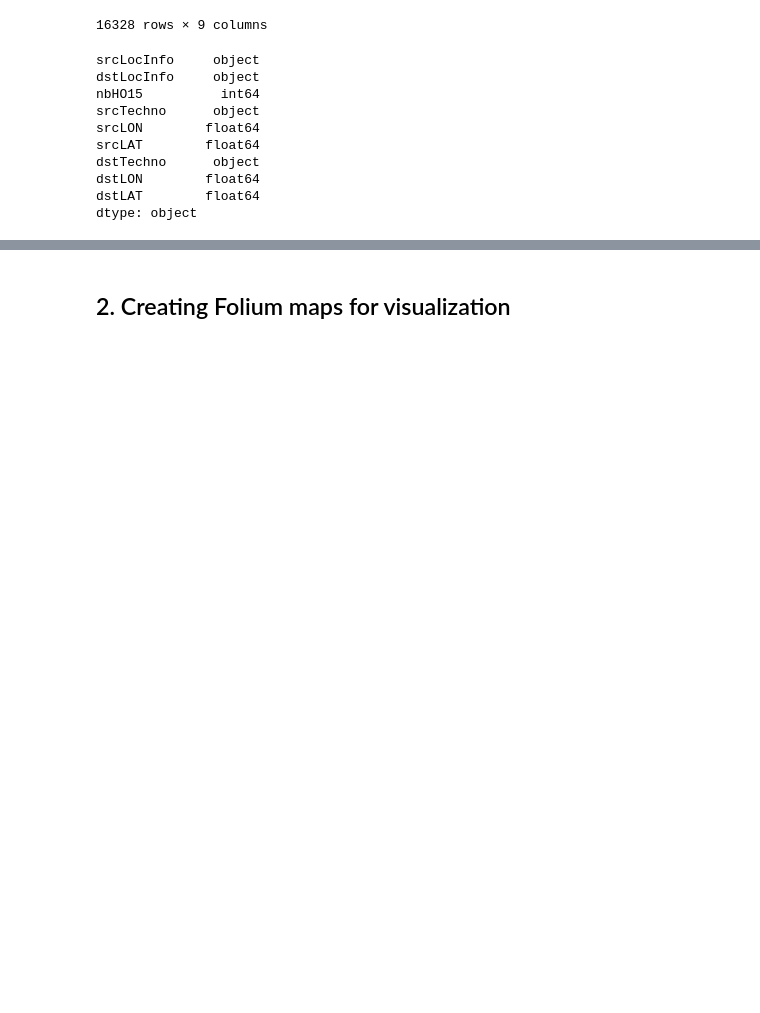
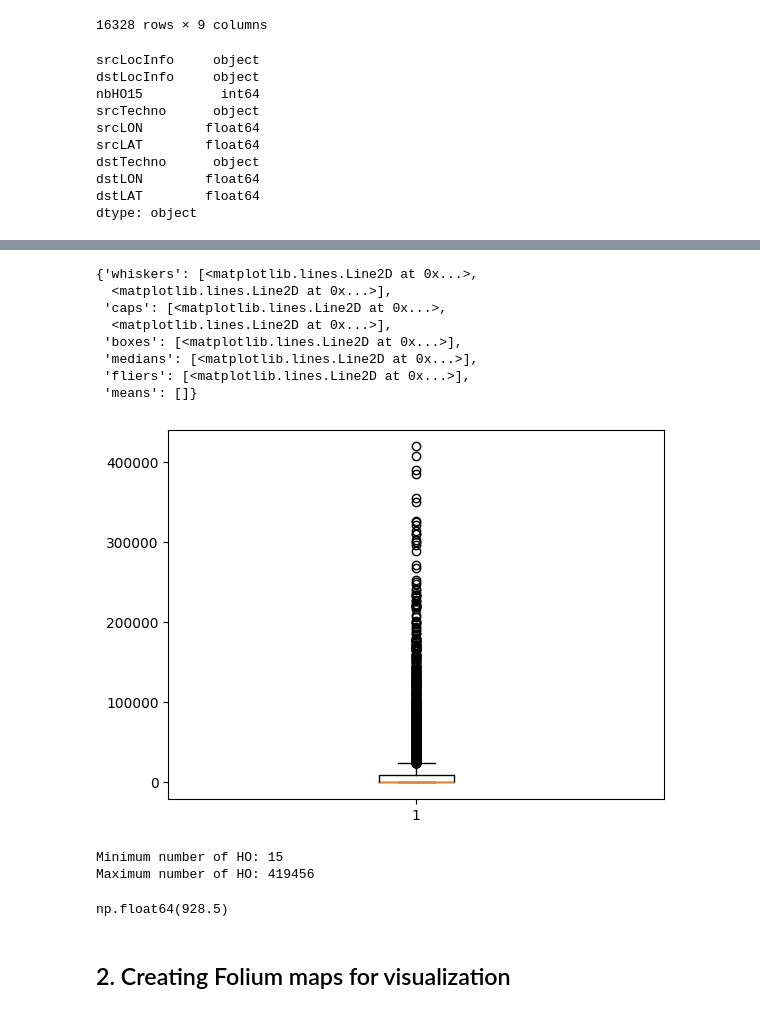
Before and after one commit to eakopyan/Popular-paths, a Jupyter notebook: HOProcess_v2/parquet_parser.ipynb, the cells around one changed output, grey strips where cells are left out. Drawn from its saved outputs; the diff is of its cells as text; code cells hidden in the pictures; blank space fills up the shorter version.

```diff
--- a/HOProcess_v2/parquet_parser.ipynb
+++ b/HOProcess_v2/parquet_parser.ipynb
@@ -180,2 +282,24 @@ dtype: object
+# %%
+plt.boxplot(agg_df_reduced['nbHO15'])
+# %% [output]
+{'whiskers': [<matplotlib.lines.Line2D at 0x...>,
+  <matplotlib.lines.Line2D at 0x...>],
+ 'caps': [<matplotlib.lines.Line2D at 0x...>,
+  <matplotlib.lines.Line2D at 0x...>],
+ 'boxes': [<matplotlib.lines.Line2D at 0x...>],
+ 'medians': [<matplotlib.lines.Line2D at 0x...>],
+ 'fliers': [<matplotlib.lines.Line2D at 0x...>],
+ 'means': []}
+[figure, added]
+# %%
+print('Minimum number of HO:', agg_df_reduced['nbHO15'].min())
+print('Maximum number of HO:', agg_df_reduced['nbHO15'].max())
+# %% [output]
+Minimum number of HO: 15
+Maximum number of HO: 419456
+# %%
+agg_df_reduced['nbHO15'].median()
+# %% [output]
+np.float64(928.5)
 # %% [markdown]
 ## 2. Creating Folium maps for visualization
```
Also changed, not shown: parts of 14 cells of this notebook, 2 other files.
